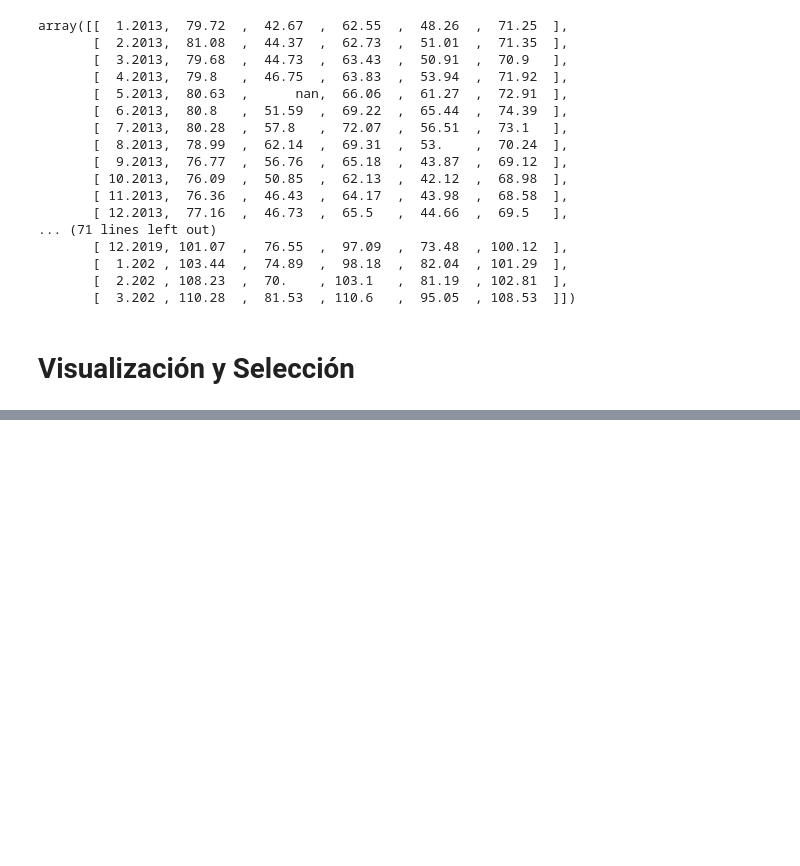
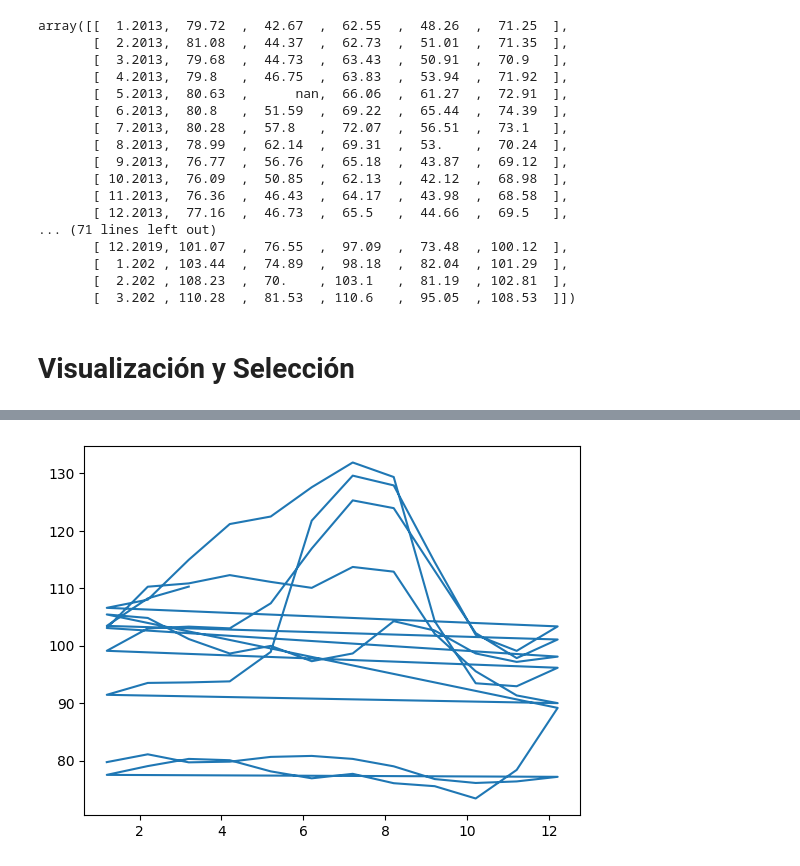
Before and after one commit to FeloCR12/Numpy, a Jupyter notebook: Numpy.ipynb, the cells around one changed output, grey strips where cells are left out. Saved outputs shown, nothing was run; the diff lists cells and outputs as text; code cells hidden in the pictures; blank space fills up the shorter version.

```diff
--- a/Numpy.ipynb
+++ b/Numpy.ipynb
@@ -47,0 +93,5 @@ datos_transpuestos = datos.T # lo guardo en una variable
+# %%
+plt.plot(fechas, precios [:,0]) # todas las filas pero de una soloa ciudad
+plt.show()
+# %% [output]
+[figure, added]
```
Also changed, not shown: parts of 24 cells of this notebook.
